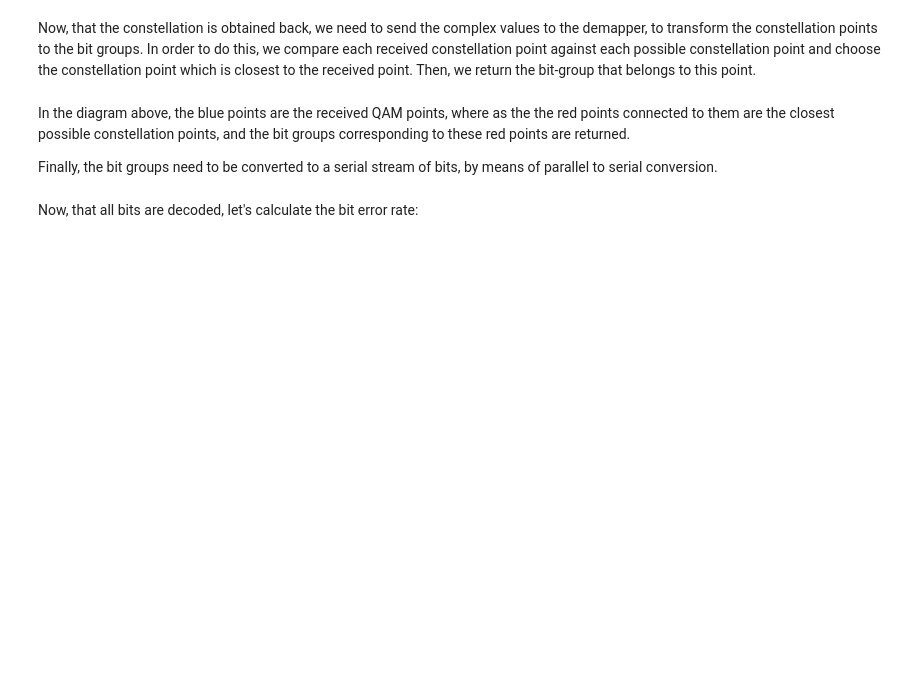
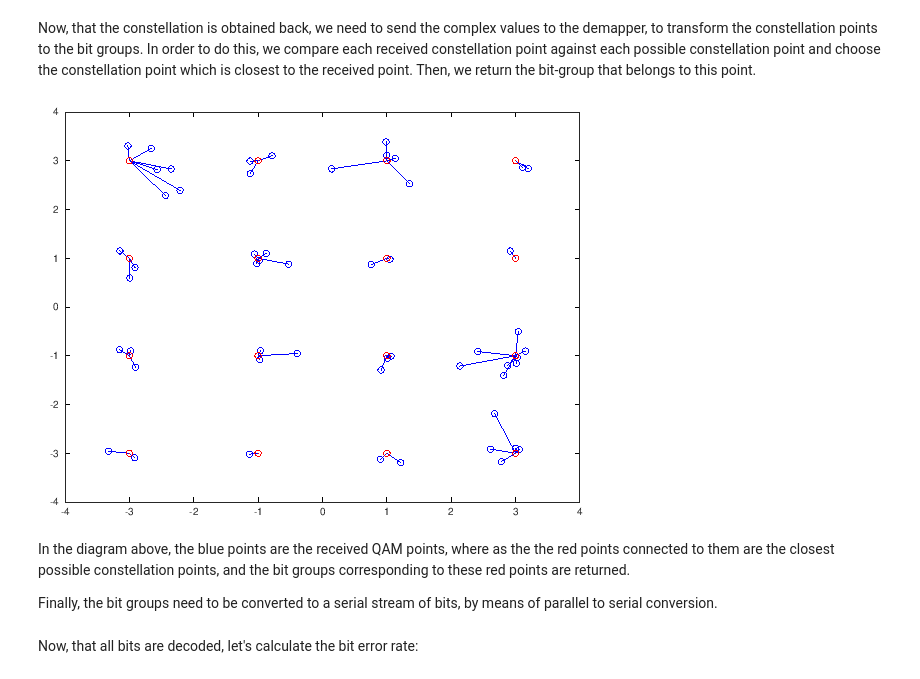
Before and after one commit to abdislam/ee472TeleLab, a Jupyter notebook: OFDM_channel_estimation.ipynb, the cells around one changed output. Saved outputs shown, nothing was run; the diff lists cells and outputs as text; code cells hidden in the pictures; blank space fills up the shorter version.

```diff
--- a/OFDM_channel_estimation.ipynb
+++ b/OFDM_channel_estimation.ipynb
@@ -178,27 +227,28 @@ plot(real(QAM_est), imag(QAM_est), 'bo');
 Now, that the constellation is obtained back, we need to send the complex values to the demapper, to transform the constellation points to the bit groups. In order to do this, we compare each received constellation point against each possible constellation point and choose the constellation point which is closest to the received point. Then, we return the bit-group that belongs to this point.
 # %%
     constellation = repmat(mapping_table,length(dataCarriers),1);
-    QAM_rec       = repmat(QAM_est',1,length(mapping_table));
+    QAM_rec       = repmat(transpose(QAM_est),1,length(mapping_table));
     # calculate distance of each RX point to each possible point
     dists = abs(QAM_rec - constellation);
-    [M,I] = min(dists');
-    I
+
+
     # for each element in QAM, choose the index in constellation
     # that belongs to the nearest constellation point
-    const_index = mapping_table(I)
-    num2str(dec2bin(I,mu));
-    bits;
+    [M,I] = min(dists');
 
     # get back the real constellation point
-    hardDecision = constellation[const_index]
+    const_index = mapping_table(I);
 
     # transform the constellation point into the bit groups
-    return np.vstack([demapping_table[C] for C in hardDecision]), hardDecision
+    PS_est   = dec2bin(I-1,mu);
 
-PS_est, hardDecision = Demapping(QAM_est)
-for qam, hard in zip(QAM_est, hardDecision):
-    plt.plot([qam.real, hard.real], [qam.imag, hard.imag], 'b-o');
-    plt.plot(hardDecision.real, hardDecision.imag, 'ro')
+
+for i = 1 : length(QAM_est)
+    plot([real(QAM_est(1,i)), real(const_index(1,i))], [imag(QAM_est(1,i)), imag(const_index(1,i))], 'b-o'); hold on;
+    plot(real(const_index), imag(const_index), 'ro')
+end
+# %% [output]
+[figure, added]
 # %% [markdown]
 
 In the diagram above, the blue points are the received QAM points, where as the the red points connected to them are the closest possible constellation points, and the bit groups corresponding to these red points are returned.
```
Also changed, not shown: parts of 19 cells of this notebook.
